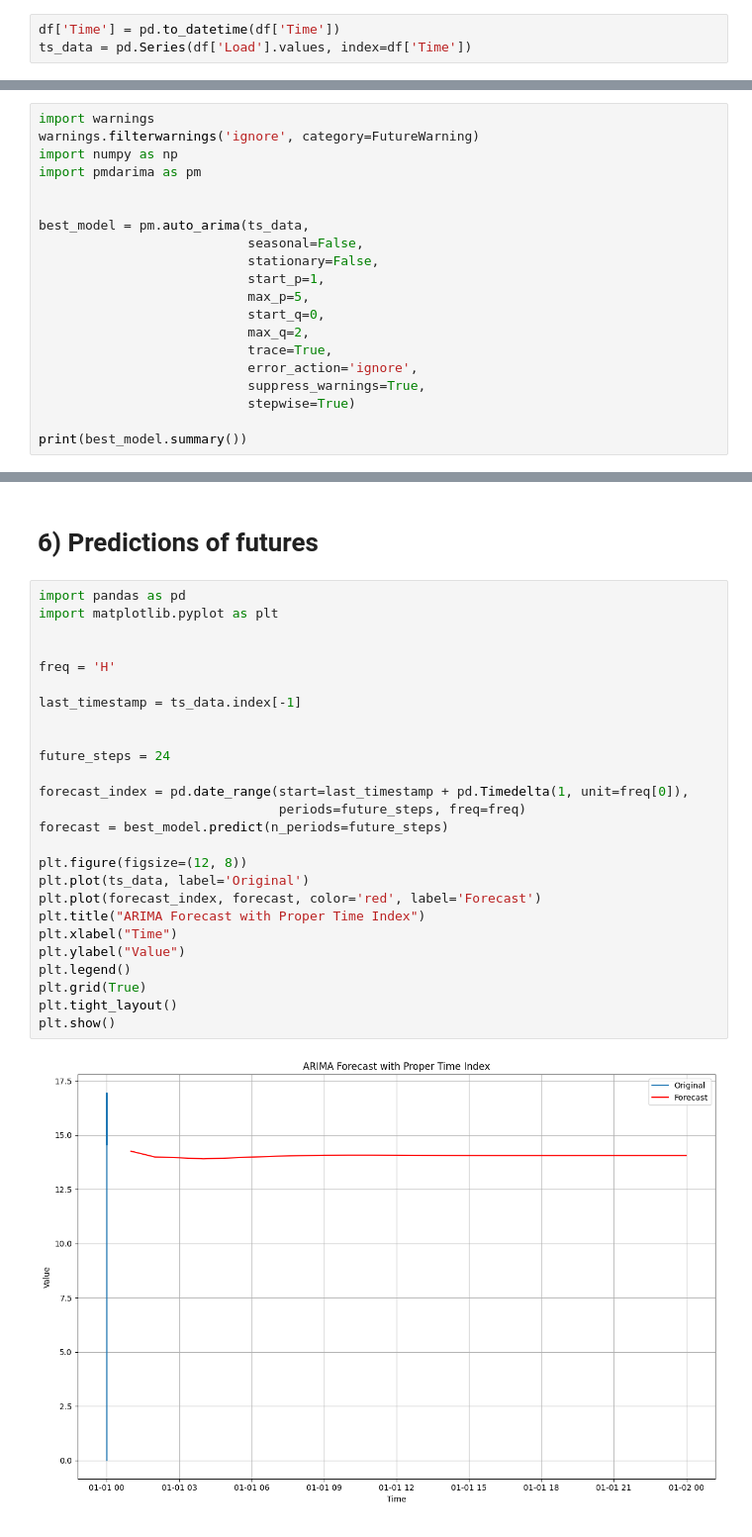
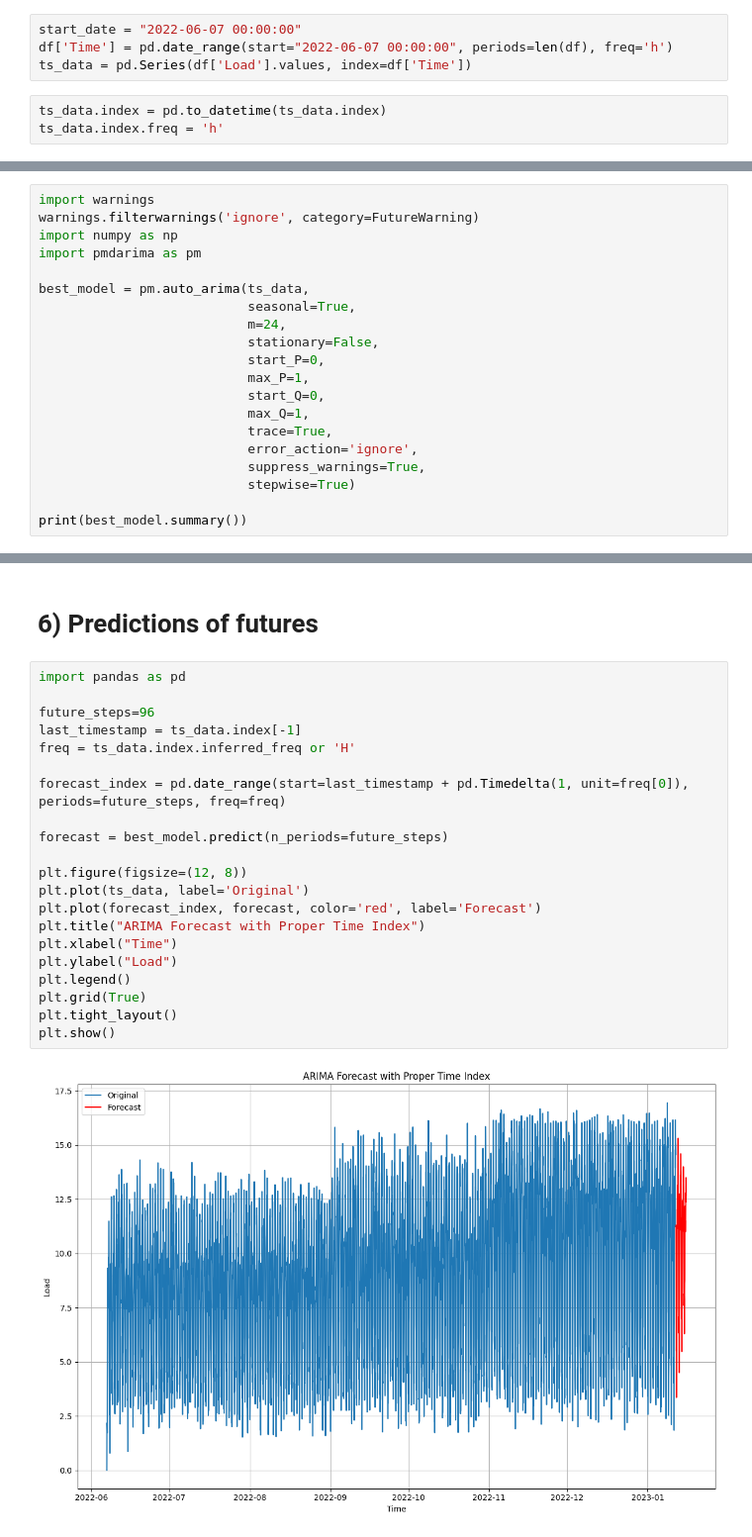
Before and after one commit to sohaibdaoudi/V2G_TS_Project, a Jupyter notebook: Notebooks/Load-StatisticalStudy.ipynb, the cells around one changed output, grey strips where cells are left out. Shown at 99% size. Saved outputs shown, nothing was run; the diff lists cells and outputs as text.

```diff
--- a/Notebooks/Load-StatisticalStudy.ipynb
+++ b/Notebooks/Load-StatisticalStudy.ipynb
@@ -33,5 +31,9 @@ df.head(24)
 | 22 | 79200 | 6.004700 |
 | 23 | 82800 | 4.962938 |
 # %%
-df['Time'] = pd.to_datetime(df['Time'])
+start_date = "2022-06-07 00:00:00"
+df['Time'] = pd.date_range(start="2022-06-07 00:00:00", periods=len(df), freq='h')
 ts_data = pd.Series(df['Load'].values, index=df['Time'])
+# %%
+ts_data.index = pd.to_datetime(ts_data.index)
+ts_data.index.freq = 'h'
@@ -329,14 +546,14 @@ warnings.filterwarnings('ignore', category=FutureWarning)
 import numpy as np
 import pmdarima as pm
 
-
 best_model = pm.auto_arima(ts_data,
-                           seasonal=False,
+                           seasonal=True,
+                           m=24,
                            stationary=False,
-                           start_p=1,
-                           max_p=5,
-                           start_q=0,
-                           max_q=2,
+                           start_P=0,
+                           max_P=1,
+                           start_Q=0,
+                           max_Q=1,
                            trace=True,
                            error_action='ignore',
                            suppress_warnings=True,
@@ -483,29 +728,24 @@ look-up table. The actual p-value is greater than the p-value returned.
 # 6) Predictions of futures
 # %%
 import pandas as pd
-import matplotlib.pyplot as plt
 
+future_steps=96
+last_timestamp = ts_data.index[-1]
+freq = ts_data.index.inferred_freq or 'H'
 
-freq = 'H'
+forecast_index = pd.date_range(start=last_timestamp + pd.Timedelta(1, unit=freq[0]), periods=future_steps, freq=freq)
 
-last_timestamp = ts_data.index[-1]
-
-
-future_steps = 24
-
-forecast_index = pd.date_range(start=last_timestamp + pd.Timedelta(1, unit=freq[0]),
-                               periods=future_steps, freq=freq)
 forecast = best_model.predict(n_periods=future_steps)
 
 plt.figure(figsize=(12, 8))
 plt.plot(ts_data, label='Original')
 plt.plot(forecast_index, forecast, color='red', label='Forecast')
 plt.title("ARIMA Forecast with Proper Time Index")
 plt.xlabel("Time")
-plt.ylabel("Value")
+plt.ylabel("Load")
 plt.legend()
 plt.grid(True)
 plt.tight_layout()
 plt.show()
 # %% [output]
-[figure, old version]
+[figure, new version]
```
Also changed, not shown: parts of 49 cells of this notebook, 1 other file.
